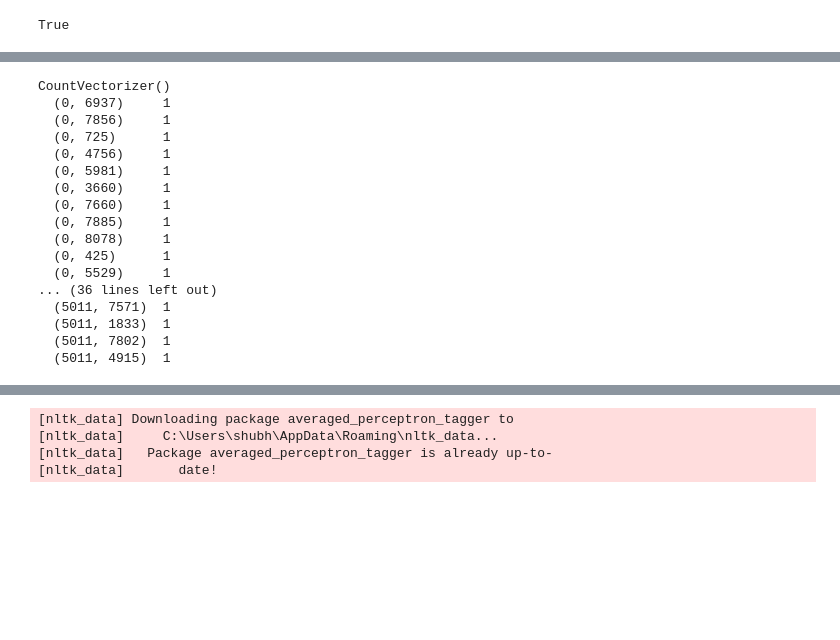
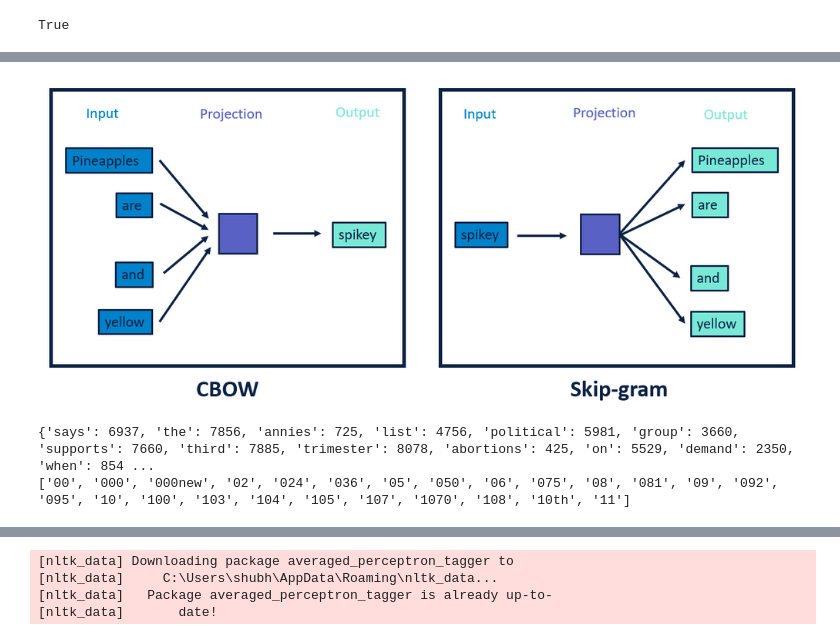
Before and after one commit to ShubhiKhanna/Fake-News, a Jupyter notebook: Fake_News_Detector (6 classifications).ipynb, the cells around one changed output, grey strips where cells are left out. Saved outputs shown, nothing was run; the diff lists cells and outputs as text; code cells hidden in the pictures; blank space fills up the shorter version.

```diff
--- a/Fake_News_Detector (6 classifications).ipynb
+++ b/Fake_News_Detector (6 classifications).ipynb
@@ -233,36 +226,24 @@ True
+# %%
+Image("cbowskipgram.png")
+# %% [output]
+[figure, added]
 # %%
 # creating word matrix  with bag of word technique
 countV = CountVectorizer()
 train_count = countV.fit_transform(train['Statement'].values)
-
-print(countV)
-print(train_count)
 
 def countVectorizer_matrix():
 
     #vocab size
     train_count.shape
 
-    #check vocabulary using below command
+    #check vocabulary
     print(countV.vocabulary_)
 
     #get feature names
     print(countV.get_feature_names()[:25])
+
+countVectorizer_matrix()
 # %% [output]
-CountVectorizer()
-  (0, 6937)     1
-  (0, 7856)     1
-  (0, 725)      1
-  (0, 4756)     1
-  (0, 5981)     1
-  (0, 3660)     1
-  (0, 7660)     1
-  (0, 7885)     1
-  (0, 8078)     1
-  (0, 425)      1
-  (0, 5529)     1
-... (36 lines left out)
-  (5011, 7571)  1
-  (5011, 1833)  1
-  (5011, 7802)  1
-  (5011, 4915)  1
+{'says': 6937, 'the': 7856, 'annies': 725, 'list': 4756, 'political': 5981, 'group': 3660, 'supports': 7660, 'third': 7885, 'trimester': 8078, 'abortions': 425, 'on': 5529, 'demand': 2350, 'when': 854 ...
+['00', '000', '000new', '02', '024', '036', '05', '050', '06', '075', '08', '081', '09', '092', '095', '10', '100', '103', '104', '105', '107', '1070', '108', '10th', '11']
```
Also changed, not shown: parts of 44 cells of this notebook.
